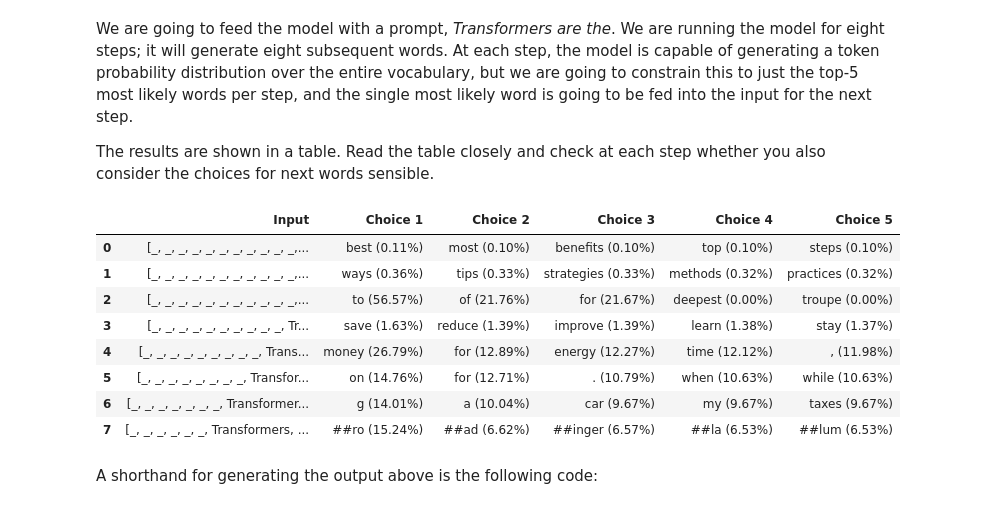
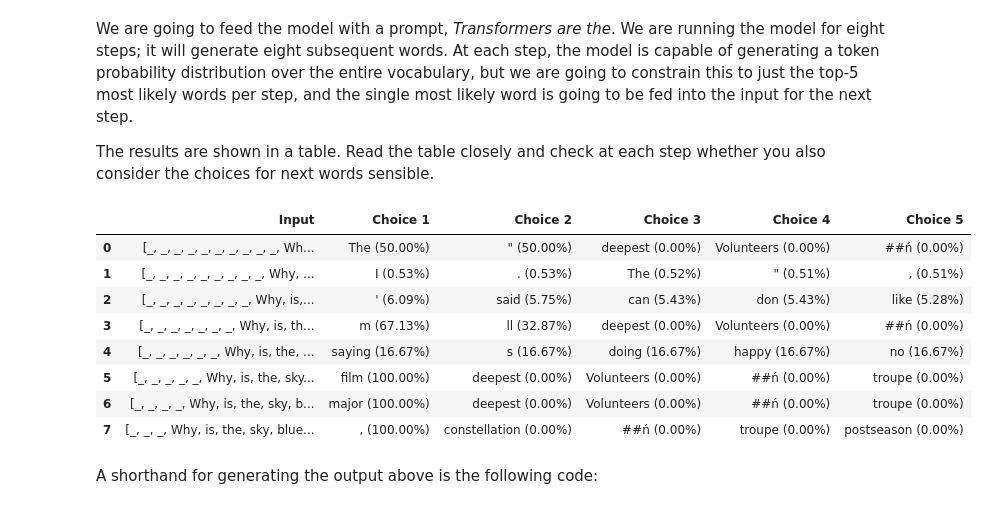
Before and after one commit to antalvdb/olifant, a Jupyter notebook: timbl_llm_hf.ipynb, the cells around one changed output. Drawn from its saved outputs; the diff is of its cells as text; code cells hidden in the pictures.

```diff
--- a/timbl_llm_hf.ipynb
+++ b/timbl_llm_hf.ipynb
@@ -262,7 +257,7 @@ The results are shown in a table. Read the table closely and check at each step
 import pandas as pd
 import torch
 
-input_txt = "Transformers are the"
+input_txt = "Why is the sky blue?"
 input_ids = tokenizer(input_txt, return_tensors="pt", add_special_tokens=False)["input_ids"].to(device)
 iterations = []
 n_steps = 8
@@ -282,43 +277,41 @@ with torch.no_grad():
         # Re-encode the padded tokens
         encoded_input = tokenizer.encode(" ".join(padded_tokens), return_tensors="pt", padding="max_length", truncation=True, max_length=16, add_special_tokens=False)
         input_ids = encoded_input[0].to(device)  # Access the first sequence
 
         output = model(input_ids=input_ids)
-        log(f"outputs: {output}", level = 3)
         logits = output.logits # extract logits
-        log(f"logits: {logits}", level = 3)
 
         # Select logits of the first batch and the last token and apply softmax
         # next_token_logits = output.logits[0, -1, :]
         next_token_logits = output.logits[0, :]
         next_token_probs = torch.softmax(next_token_logits, dim=-1)
         sorted_ids = torch.argsort(next_token_probs, dim=-1, descending=True)
 
         # Store tokens with highest probabilities
         for choice_idx in range(choices_per_step):
             token_id = sorted_ids[choice_idx]
             token_prob = next_token_probs[token_id].cpu().numpy()
             token_choice = (
                 f"{tokenizer.decode(token_id)} ({100 * token_prob:.2f}%)"
             )
             iteration[f"Choice {choice_idx+1}"] = token_choice
 
         # Append predicted next token to input
         predicted_token_id = torch.argmax(logits[:, 1:], dim=-1) + 1
         input_ids = torch.cat((input_ids[1:].unsqueeze(0), predicted_token_id.unsqueeze(0)), dim=1)
         iterations.append(iteration)
 
 pd.DataFrame(iterations)
 # %% [output]
 |  | Input | Choice 1 | Choice 2 | Choice 3 | Choice 4 | Choice 5 |
-| 0 | [_, _, _, _, _, _, _, _, _, _, _,... | best (0.11%) | most (0.10%) | benefits (0.10%) | top (0.10%) | steps (0.10%) |
-| 1 | [_, _, _, _, _, _, _, _, _, _, _,... | ways (0.36%) | tips (0.33%) | strategies (0.33%) | methods (0.32%) | practices (0.32%) |
-| 2 | [_, _, _, _, _, _, _, _, _, _, _,... | to (56.57%) | of (21.76%) | for (21.67%) | deepest (0.00%) | troupe (0.00%) |
-| 3 | [_, _, _, _, _, _, _, _, _, _, Tr... | save (1.63%) | reduce (1.39%) | improve (1.39%) | learn (1.38%) | stay (1.37%) |
-| 4 | [_, _, _, _, _, _, _, _, _, Trans... | money (26.79%) | for (12.89%) | energy (12.27%) | time (12.12%) | , (11.98%) |
-| 5 | [_, _, _, _, _, _, _, _, Transfor... | on (14.76%) | for (12.71%) | . (10.79%) | when (10.63%) | while (10.63%) |
-| 6 | [_, _, _, _, _, _, _, Transformer... | g (14.01%) | a (10.04%) | car (9.67%) | my (9.67%) | taxes (9.67%) |
-| 7 | [_, _, _, _, _, _, Transformers, ... | ##ro (15.24%) | ##ad (6.62%) | ##inger (6.57%) | ##la (6.53%) | ##lum (6.53%) |
+| 0 | [_, _, _, _, _, _, _, _, _, _, Wh... | The (50.00%) | " (50.00%) | deepest (0.00%) | Volunteers (0.00%) | ##ń (0.00%) |
+| 1 | [_, _, _, _, _, _, _, _, _, Why, ... | I (0.53%) | . (0.53%) | The (0.52%) | " (0.51%) | , (0.51%) |
+| 2 | [_, _, _, _, _, _, _, _, Why, is,... | ' (6.09%) | said (5.75%) | can (5.43%) | don (5.43%) | like (5.28%) |
+| 3 | [_, _, _, _, _, _, _, Why, is, th... | m (67.13%) | ll (32.87%) | deepest (0.00%) | Volunteers (0.00%) | ##ń (0.00%) |
+| 4 | [_, _, _, _, _, _, Why, is, the, ... | saying (16.67%) | s (16.67%) | doing (16.67%) | happy (16.67%) | no (16.67%) |
+| 5 | [_, _, _, _, _, Why, is, the, sky... | film (100.00%) | deepest (0.00%) | Volunteers (0.00%) | ##ń (0.00%) | troupe (0.00%) |
+| 6 | [_, _, _, _, Why, is, the, sky, b... | major (100.00%) | deepest (0.00%) | Volunteers (0.00%) | ##ń (0.00%) | troupe (0.00%) |
+| 7 | [_, _, _, Why, is, the, sky, blue... | , (100.00%) | constellation (0.00%) | ##ń (0.00%) | troupe (0.00%) | postseason (0.00%) |
 # %% [markdown]
 A shorthand for generating the output above is the following code:
 # %%
```
Also changed, not shown: parts of 16 cells of this notebook.
